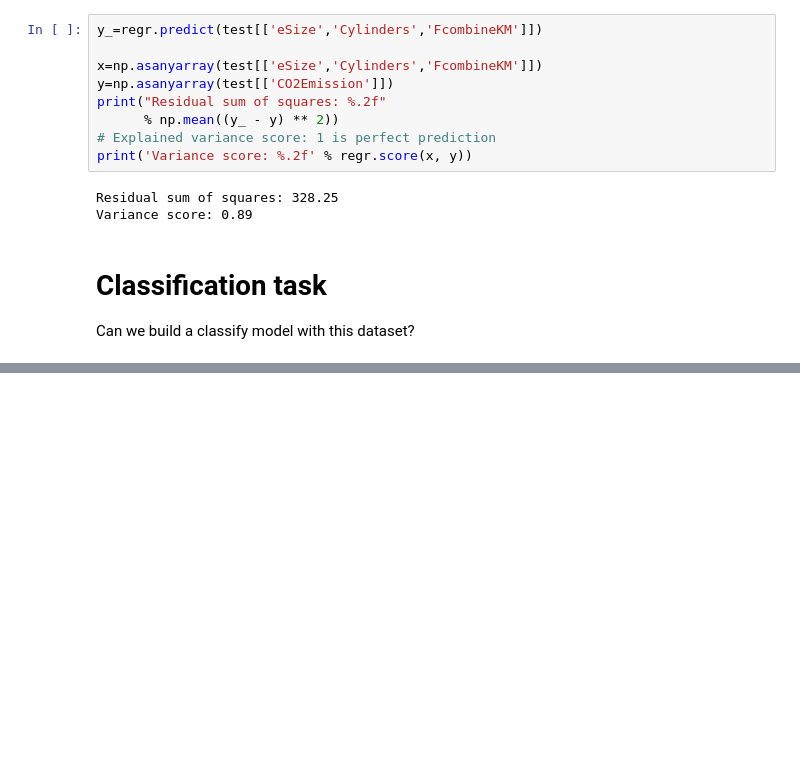
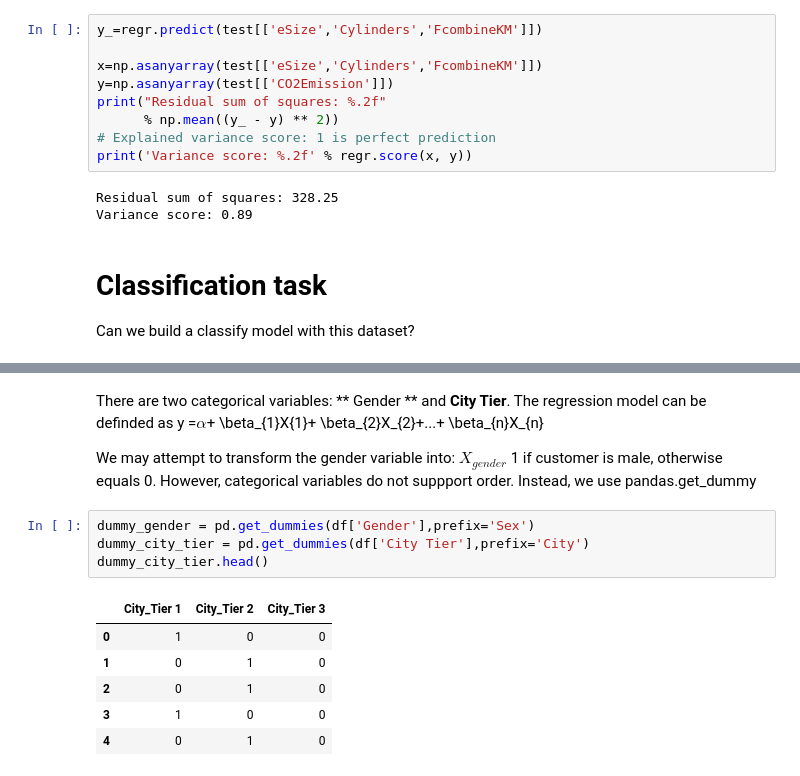
Before and after one commit to ryan13/PreprocessingUtility, a Jupyter notebook: TransformCategoryToNumber1.ipynb, the cells around one changed output, grey strips where cells are left out. Saved outputs shown, nothing was run; the diff lists cells and outputs as text; blank space fills up the shorter version.

Commit message:
adding transform category

```diff
--- a/TransformCategoryToNumber1.ipynb
+++ b/TransformCategoryToNumber1.ipynb
@@ -172,0 +200,15 @@ Can we build a classify model with this dataset?
+# %% [markdown]
+There are two categorical variables: ** Gender ** and **City Tier**. The regression model can be definded as  y =$\alpha$+ \beta_{1}X{1}+ \beta_{2}X_{2}+...+ \beta_{n}X_{n}
+
+We may attempt to transform the gender variable into: $X_{gender}$ 1 if customer is male, otherwise equals 0. However, categorical variables do not suppport order. Instead, we use pandas.get_dummy
+# %%
+dummy_gender = pd.get_dummies(df['Gender'],prefix='Sex')
+dummy_city_tier = pd.get_dummies(df['City Tier'],prefix='City')
+dummy_city_tier.head()
+# %% [output]
+|  | City_Tier 1 | City_Tier 2 | City_Tier 3 |
+| 0 | 1 | 0 | 0 |
+| 1 | 0 | 1 | 0 |
+| 2 | 0 | 1 | 0 |
+| 3 | 1 | 0 | 0 |
+| 4 | 0 | 1 | 0 |
```
Also changed, not shown: parts of 12 cells of this notebook.
